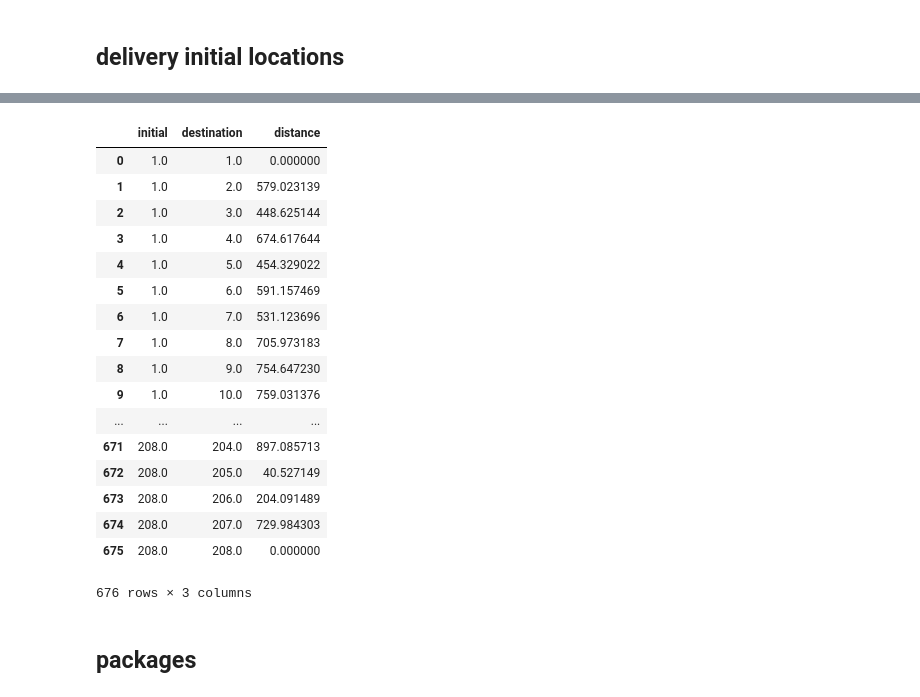
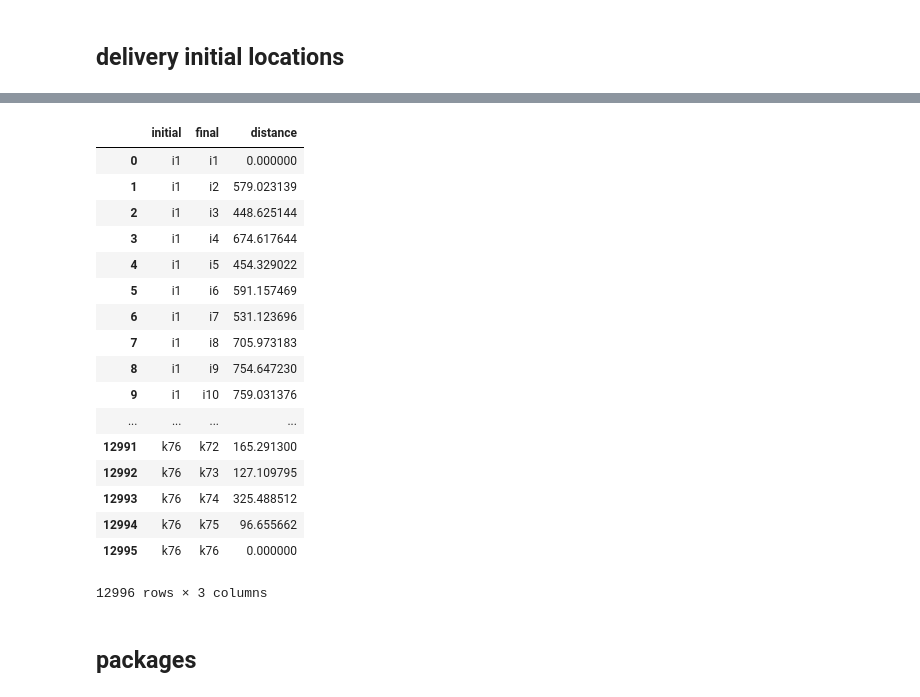
Before and after one commit to seenhzj/Cornell_PB_NE_Hub, a Jupyter notebook: models/calculate distance.ipynb, the cells around one changed output, grey strips where cells are left out. Saved outputs shown, nothing was run; the diff lists cells and outputs as text; code cells hidden in the pictures.

```diff
--- a/models/calculate distance.ipynb
+++ b/models/calculate distance.ipynb
@@ -194,6 +220,9 @@ print(oriNullReturnPackage_df['nullcount'][0]/totalReturnPackage_df['totalcount'
 # %%
 # hub locations
 facility_df=pd.DataFrame()
-facility_df['ID']=[i for i in range(101,106)]
-facility_df['lat']=[40.272873706173655,44.89515483095407,42.304686965277391,38.563117084832918,40.799492838763541]
-facility_df['lng']=[-78.437189786669663,-70.792749586986645,-77.008752286812296,-77.934078803323573,-80.42978537572248]
+facility_df['ID']=["F"+str(i) for i in range(101,111)]
+facility_df['lat']=[40.272873706173655,44.89515483095407,42.304686965277391,38.563117084832918,40.799492838763541,
+                    40.642102443412682,41.622412156211446,42.717481071824182,41.775317822514765,39.637607998749651]
+facility_df['lng']=[-78.437189786669663,-70.792749586986645,-77.008752286812296,-77.934078803323573,-80.429785375722489,
+                    -81.09876856469576,-75.298832812376659,-72.696958353258665,-71.910726787671877,-75.921949353175265]
+facility_df
@@ -200,17 +241,2 @@ facility_df['lng']=[-78.437189786669663,-70.792749586986645,-77.008752286812296,
 # %% [markdown]
 ## delivery initial locations
-# %%
-delInitial_df=pd.DataFrame()
-n=len(delPackage_df)
-delId=np.zeros(n)
-delLat=np.zeros(n)
-delLng=np.zeros(n)
-for i in range(0,n):
-    delId[i]=i+1
-    delLat[i]=delPackage_df['origin_lat'][i]
-    delLng[i]=delPackage_df['origin_lng'][i]
-delInitial_df['ID']=delId
-delInitial_df['lat']=delLat
-delInitial_df['lng']=delLng
-
-delInitial_df
@@ -267,5 +340,5 @@ delFinal_df
 # %%
-df_locations = pd.concat([delInitial_df,facility_df,delFinal_df],ignore_index=True)
+df_locations = pd.concat([Initial_df,facility_df,Final_df],ignore_index=True)
 df_locations
 # %% [output]
 |  | ID | lat | lng |
@@ -288,36 +362,43 @@ df_locations
 # %%
 #facility facility distance
-dist = np.zeros(shape=(len(df_locations)*len(df_locations),3))
+dist = pd.DataFrame()
+
+initials=[]
+finals=[]
+distance=[]
 
 k=0
 for i in range(len(df_locations)):
     for j in range(len(df_locations)):
-        dist[k][2] = cal_distance(float(df_locations['lat'][i]),float(df_locations['lat'][j]),float(df_locations['lng'][i]),float(df_locations['lng'][j]))
-        dist[k][0]=df_locations['ID'][i]
-        dist[k][1]=df_locations['ID'][j]
-        k+=1
-dist = pd.DataFrame(dist,columns=['initial','destination','distance'])
+        distance.append(cal_distance(float(df_locations['lat'][i]),float(df_locations['lat'][j]),float(df_locations['lng'][i]),float(df_locations['lng'][j])))
+        initials.append(df_locations['ID'][i])
+        finals.append(df_locations['ID'][j])
+
+dist['initial']=initials
+dist['final']=finals
+dist['distance']=distance
+
 
 dist
 # %% [output]
-|  | initial | destination | distance |
-| 0 | 1.0 | 1.0 | 0.000000 |
-| 1 | 1.0 | 2.0 | 579.023139 |
-| 2 | 1.0 | 3.0 | 448.625144 |
-| 3 | 1.0 | 4.0 | 674.617644 |
-| 4 | 1.0 | 5.0 | 454.329022 |
-| 5 | 1.0 | 6.0 | 591.157469 |
-| 6 | 1.0 | 7.0 | 531.123696 |
-| 7 | 1.0 | 8.0 | 705.973183 |
-| 8 | 1.0 | 9.0 | 754.647230 |
-| 9 | 1.0 | 10.0 | 759.031376 |
+|  | initial | final | distance |
+| 0 | i1 | i1 | 0.000000 |
+| 1 | i1 | i2 | 579.023139 |
+| 2 | i1 | i3 | 448.625144 |
+| 3 | i1 | i4 | 674.617644 |
+| 4 | i1 | i5 | 454.329022 |
+| 5 | i1 | i6 | 591.157469 |
+| 6 | i1 | i7 | 531.123696 |
+| 7 | i1 | i8 | 705.973183 |
+| 8 | i1 | i9 | 754.647230 |
+| 9 | i1 | i10 | 759.031376 |
 | ... | ... | ... | ... |
-| 671 | 208.0 | 204.0 | 897.085713 |
-| 672 | 208.0 | 205.0 | 40.527149 |
-| 673 | 208.0 | 206.0 | 204.091489 |
-| 674 | 208.0 | 207.0 | 729.984303 |
-| 675 | 208.0 | 208.0 | 0.000000 |
+| 12991 | k76 | k72 | 165.291300 |
+| 12992 | k76 | k73 | 127.109795 |
+| 12993 | k76 | k74 | 325.488512 |
+| 12994 | k76 | k75 | 96.655662 |
+| 12995 | k76 | k76 | 0.000000 |
-676 rows × 3 columns
+12996 rows × 3 columns
 # %%
 f= open("distance.txt","w+")
 for i in range(len(dist)):
```
Also changed, not shown: parts of 17 cells of this notebook, 8 other files.
